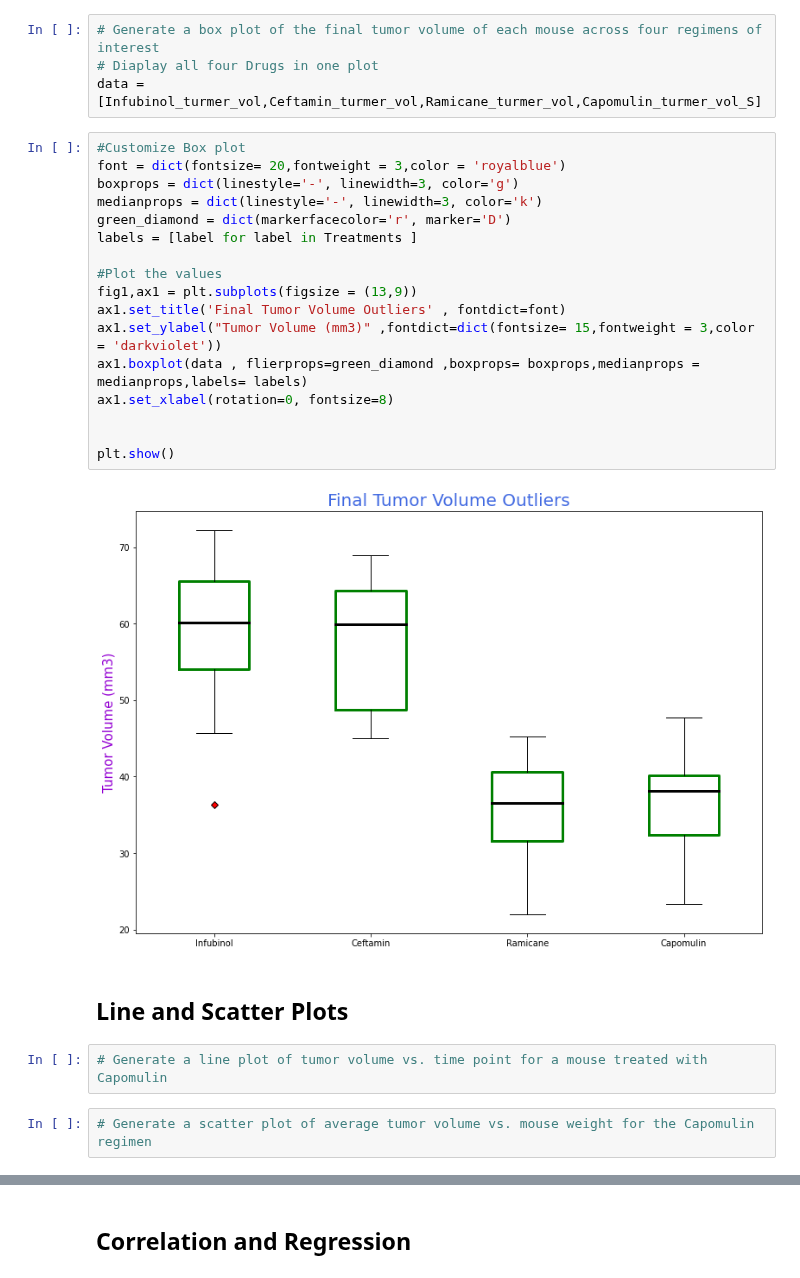
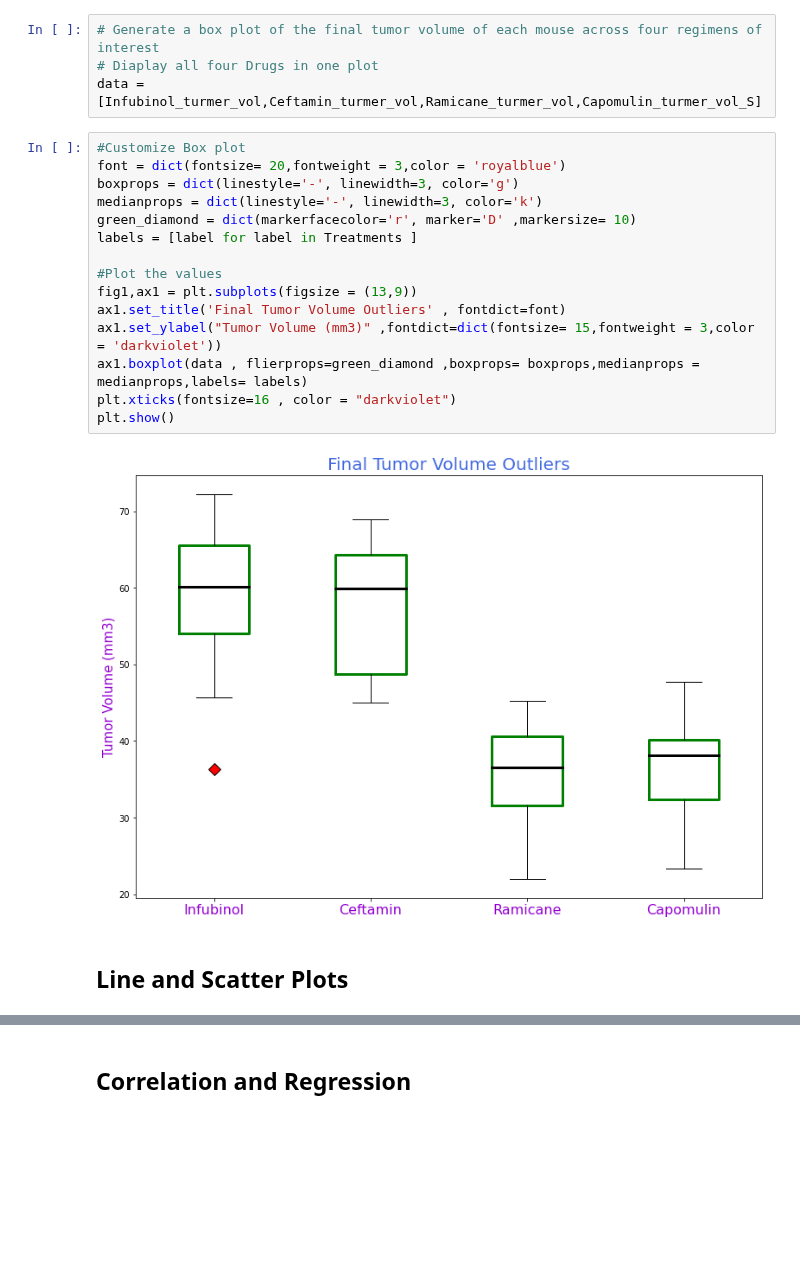
Before and after one commit to divya-gh/Matplotlib-Challenge, a Jupyter notebook: Pymaceuticals/pymaceuticals_starter.ipynb, the cells around one changed output, grey strips where cells are left out. Drawn from its saved outputs; the diff is of its cells as text; blank space fills up the shorter version.

```diff
--- a/Pymaceuticals/pymaceuticals_starter.ipynb
+++ b/Pymaceuticals/pymaceuticals_starter.ipynb
@@ -444,25 +437,19 @@ data =[Infubinol_turmer_vol,Ceftamin_turmer_vol,Ramicane_turmer_vol,Capomulin_tu
 # %%
 #Customize Box plot
 font = dict(fontsize= 20,fontweight = 3,color = 'royalblue')
 boxprops = dict(linestyle='-', linewidth=3, color='g')
 medianprops = dict(linestyle='-', linewidth=3, color='k')
-green_diamond = dict(markerfacecolor='r', marker='D')
+green_diamond = dict(markerfacecolor='r', marker='D' ,markersize= 10)
 labels = [label for label in Treatments ]
 
 #Plot the values
 fig1,ax1 = plt.subplots(figsize = (13,9))
 ax1.set_title('Final Tumor Volume Outliers' , fontdict=font)
 ax1.set_ylabel("Tumor Volume (mm3)" ,fontdict=dict(fontsize= 15,fontweight = 3,color = 'darkviolet'))
 ax1.boxplot(data , flierprops=green_diamond ,boxprops= boxprops,medianprops = medianprops,labels= labels)
-ax1.set_xlabel(rotation=0, fontsize=8)
-
-
+plt.xticks(fontsize=16 , color = "darkviolet")
 plt.show()
 # %% [output]
-[figure, old version]
+[figure, new version]
 # %% [markdown]
 ## Line and Scatter Plots
-# %%
-# Generate a line plot of tumor volume vs. time point for a mouse treated with Capomulin
-# %%
-# Generate a scatter plot of average tumor volume vs. mouse weight for the Capomulin regimen
```
Also changed, not shown: parts of 12 cells of this notebook.
